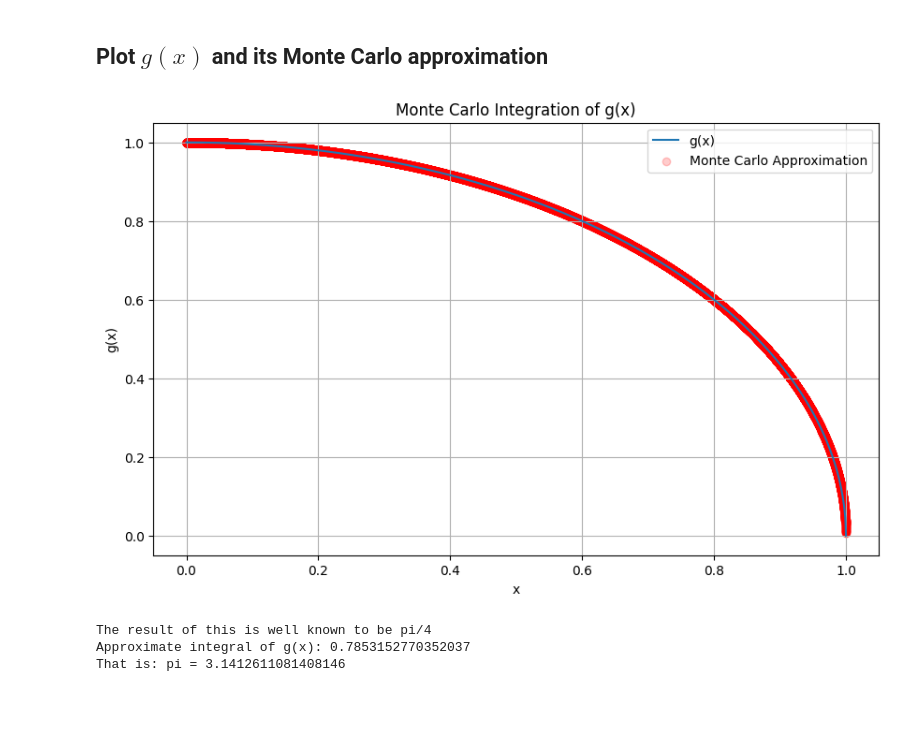
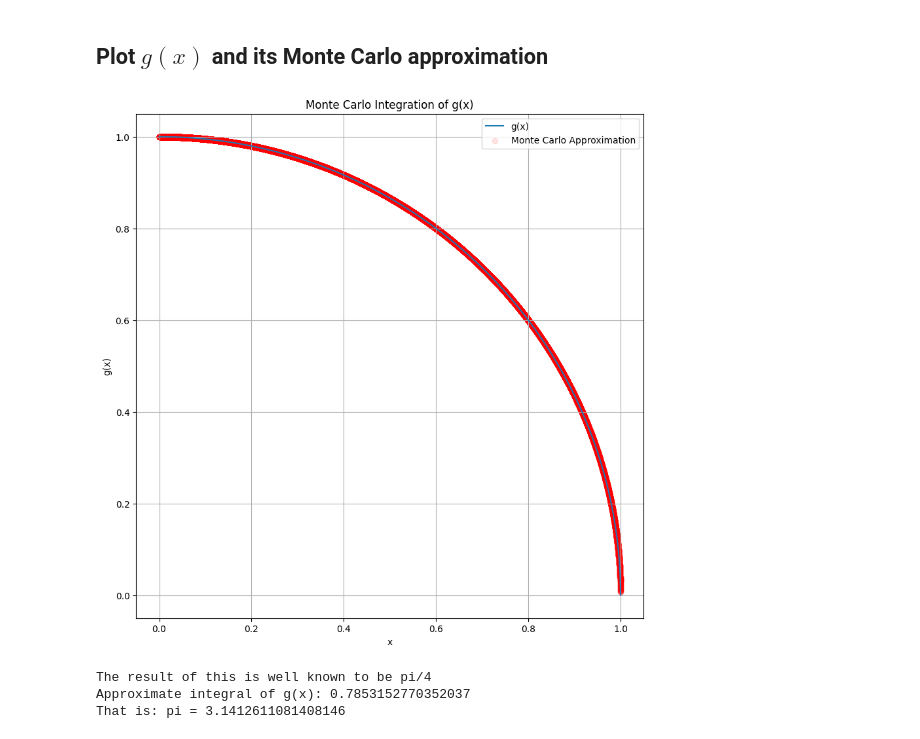
Before and after one commit to Kibalchish47/Monte-Carlo-Integration, a Jupyter notebook: code/monte-carlo-integration.ipynb, the cells around one changed output. Drawn from its saved outputs; the diff is of its cells as text; code cells hidden in the pictures; blank space fills up the shorter version.

```diff
--- a/code/monte-carlo-integration.ipynb
+++ b/code/monte-carlo-integration.ipynb
@@ -92,21 +92,21 @@ Approximate integral of f(x): 0.08054109837837539
 ## Plot $ g(x) $ and its Monte Carlo approximation
 # %%
 # Plot the function and the Monte Carlo approximation
-plt.figure(figsize=(10, 6))
+plt.figure(figsize=(10, 10))
 plt.plot(x_vals_g, y_vals_g, label='g(x)')
-plt.scatter(x_samples_g, y_samples_g, color='red', alpha=0.2, label='Monte Carlo Approximation')
+plt.scatter(x_samples_g, y_samples_g, color='red', alpha=0.1, label='Monte Carlo Approximation')
 plt.xlabel('x')
 plt.ylabel('g(x)')
 plt.title('Monte Carlo Integration of g(x)')
 plt.legend()
 plt.grid(True)
 plt.show()
 
 print("The result of this is well known to be pi/4")
 print(f"Approximate integral of g(x): {result_g}")
 print(f"That is: pi = {result_g*4}")
 # %% [output]
-[figure, old version]
+[figure, new version]
 The result of this is well known to be pi/4
 Approximate integral of g(x): 0.7853152770352037
 That is: pi = 3.1412611081408146
```
Also changed, not shown: parts of 1 cell of this notebook.
